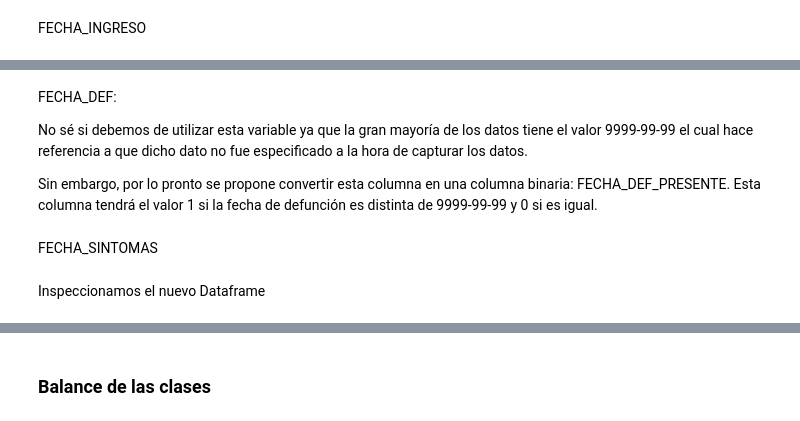
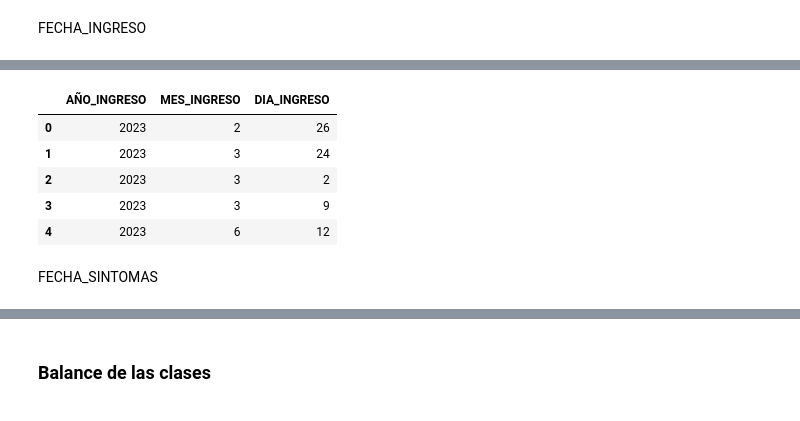
Before and after one commit to VesnaPivac/ML_COVID19-Mexico, a Jupyter notebook: src/features/build_features.ipynb, the cells around one changed output, grey strips where cells are left out. Cells and saved outputs as stored; diff of their text form; code cells hidden in the pictures.

```diff
--- a/src/features/build_features.ipynb
+++ b/src/features/build_features.ipynb
@@ -134,13 +204,7 @@ FECHA_INGRESO
 # %%
 # Extraer año, mes y día como nuevas columnas
-df_converted['AÑO_INGRESO'] = pd.to_datetime(df_converted['FECHA_INGRESO']).dt.year
-df_converted['MES_INGRESO'] = pd.to_datetime(df_converted['FECHA_INGRESO']).dt.month
-df_converted['DIA_INGRESO'] = pd.to_datetime(df_converted['FECHA_INGRESO']).dt.day
+df_transformed['AÑO_INGRESO'] = pd.to_datetime(df_transformed['FECHA_INGRESO']).dt.year
+df_transformed['MES_INGRESO'] = pd.to_datetime(df_transformed['FECHA_INGRESO']).dt.month
+df_transformed['DIA_INGRESO'] = pd.to_datetime(df_transformed['FECHA_INGRESO']).dt.day
 # Eliminar la columna original
-df_converted = df_converted.drop(columns='FECHA_INGRESO', axis=1)
+df_transformed = df_transformed.drop(columns='FECHA_INGRESO', axis=1)
-# %% [markdown]
-FECHA_DEF:
-
-No sé si debemos de utilizar esta variable ya que la gran mayoría de los datos tiene el valor 9999-99-99 el cual hace referencia a que dicho dato no fue especificado a la hora de capturar los datos.
-
-Sin embargo, por lo pronto se propone convertir esta columna en una columna binaria: FECHA_DEF_PRESENTE. Esta columna tendrá el valor 1 si la fecha de defunción es distinta de 9999-99-99 y 0 si es igual.
@@ -152,2 +211,12 @@ df_converted = df_converted.drop(columns='FECHA_DEF', axis=1)
+# %%
+# Inspeccionar las nuevas columnas
+df_transformed[['AÑO_INGRESO', 'MES_INGRESO', 'DIA_INGRESO']].head()
+# %% [output]
+|  | AÑO_INGRESO | MES_INGRESO | DIA_INGRESO |
+| 0 | 2023 | 2 | 26 |
+| 1 | 2023 | 3 | 24 |
+| 2 | 2023 | 3 | 2 |
+| 3 | 2023 | 3 | 9 |
+| 4 | 2023 | 6 | 12 |
 # %% [markdown]
 FECHA_SINTOMAS
@@ -161,2 +222,0 @@ df_converted = df_converted.drop(columns='FECHA_SINTOMAS', axis=1)
-# %% [markdown]
-Inspeccionamos el nuevo Dataframe
```
Also changed, not shown: parts of 73 cells of this notebook.
